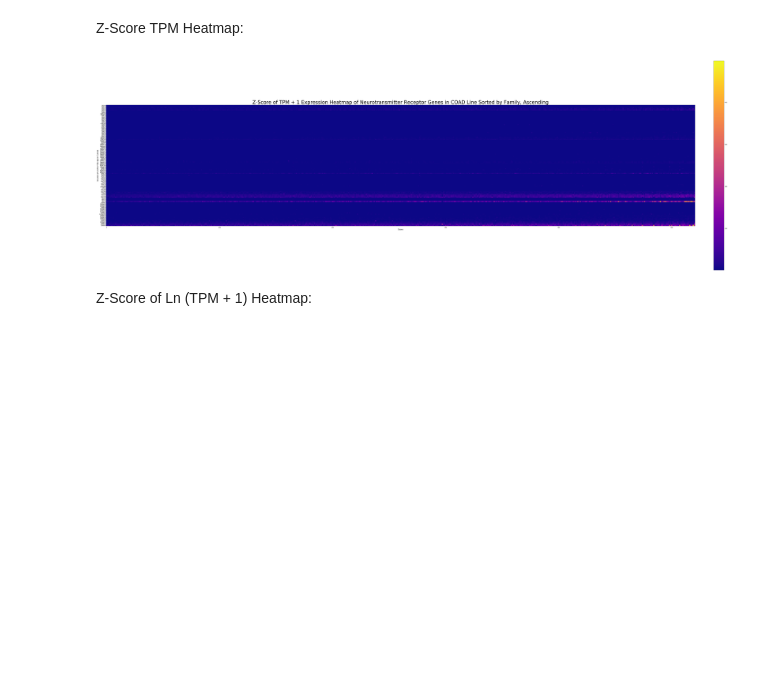
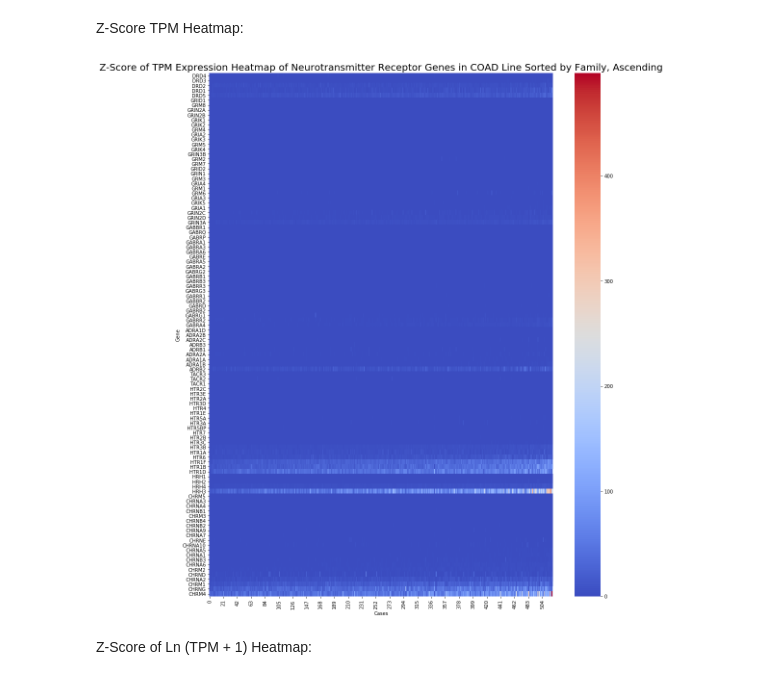
Before and after one commit to sophiaho/broad-work, a Jupyter notebook: cancer_cell_lines_data.ipynb, the cells around one changed output. Saved outputs shown, nothing was run; the diff lists cells and outputs as text; code cells hidden in the pictures; blank space fills up the shorter version.

```diff
--- a/cancer_cell_lines_data.ipynb
+++ b/cancer_cell_lines_data.ipynb
@@ -130,26 +131,21 @@ Now we can generate heatmaps for each of the three cell lines. For each of the c
 # %% [markdown]
 I'm importing the functions written in cancer_expression_heatmap.
 # %%
-def draw_expression_log_heatmap(table, y_axis_list, log_type, title, compute_zscore, sort, cmap, height, width):
-    # convert this dataframe made with the pandas library to an array that is usable with the numpy
-    # library to create heatmap
+def draw_expression_log_heatmap(table, y_axis_list, log_type, title, compute_zscore, sort, cmap, width, height):
     htseq_count_values = table.drop('hgnc_symbol', axis=1)
     expression_grid = htseq_count_values.to_numpy(copy=True, dtype=float)
 
     rnaseq_columns = list(table.columns.values)
 
-    expression_grid = expression_grid + 1
-    # print (expression_grid)
-
     if log_type == 'natural':
+        expression_grid = expression_grid + 1
         expression_logged = np.log(expression_grid)
     elif log_type == 'base-10':
+        expression_grid = expression_grid + 1
         expression_logged = np.log10(expression_grid)
     else:
         expression_logged = expression_grid
 
-
-    # print(expression_logged)
     if compute_zscore:
         expression_logged = z_score(expression_logged)
 
@@ -159,33 +155,16 @@ def draw_expression_log_heatmap(table, y_axis_list, log_type, title, compute_zsc
         y_axis_list = expression_logged_pandas_sorted['hgnc_symbol'].tolist()
         expression_logged = convert_pandas_to_numpy(expression_logged_pandas_sorted)
 
+    sns.heatmap(expression_logged, yticklabels=y_axis_list, cmap=cmap)
 
-    fig, ax = plt.subplots()
+    plt.title(title, fontsize=20, y=1.15)
 
-
-    # it's cmap='Blues_r' to change the color scheme
-    im = ax.imshow(expression_logged, cmap=cmap)
-
-    # show labels for y axis
-    ax.set_yticks(np.arange(len(y_axis_list)))
-    ax.set_yticklabels(y_axis_list, fontsize=10)
-
-    # set labels for axes
-    ax.set_ylabel("Neurotransmitter Receptor Genes", fontsize=15)
-    ax.set_xlabel("Cases", fontsize=15)
+    plt.ylabel('Gene')
+    plt.xlabel('Cases')
 
     # resizing the graph
     fig = plt.gcf()
-    fig.set_size_inches(height, width)
-
-
-    fig.colorbar(im, fraction = 0.025, pad = 0.03)
-
-    ax.set_title(title, fontsize=40, ha='center')
-    fig.tight_layout()
-    plt.show()
-
-    fig.savefig('image/test.png', dpi=100)
+    fig.set_size_inches(width, height)
 # %%
 from scipy import stats
 # %%
@@ -304,9 +269,9 @@ draw_expression_heatmap(coad_tpm, coad_tpm['hgnc_symbol'].tolist(), 'plasma', 'E
 # %% [markdown]
 Z-Score TPM Heatmap:
 # %%
-draw_expression_log_heatmap(coad_tpm, coad_tpm['hgnc_symbol'].tolist(), '', 'Z-Score of TPM + 1 Expression Heatmap of Neurotransmitter Receptor Genes in COAD Line Sorted by Family, Ascending', True, True, 'plasma', 72, 24)
+draw_expression_log_heatmap(coad_tpm, coad_tpm['hgnc_symbol'].tolist(), '', 'Z-Score of TPM Expression Heatmap of Neurotransmitter Receptor Genes in COAD Line Sorted by Family, Ascending', True, True, 'coolwarm', 16, 20)
 # %% [output]
-[figure, old version]
+[figure, new version]
 # %% [markdown]
 Z-Score of Ln (TPM + 1) Heatmap:
 # %%
```
Also changed, not shown: parts of 9 cells of this notebook.
